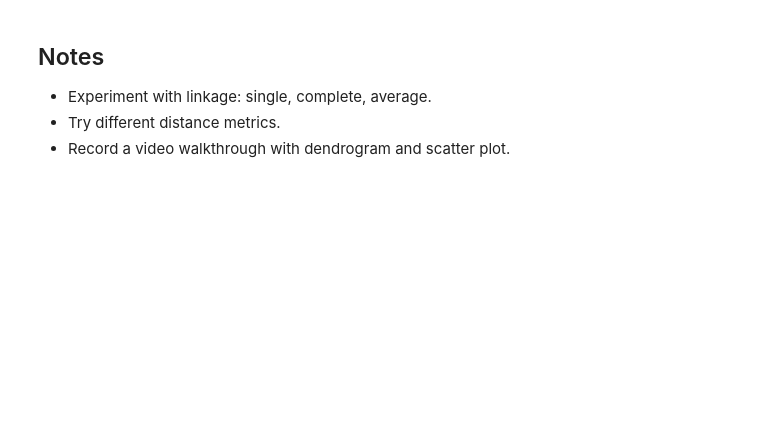
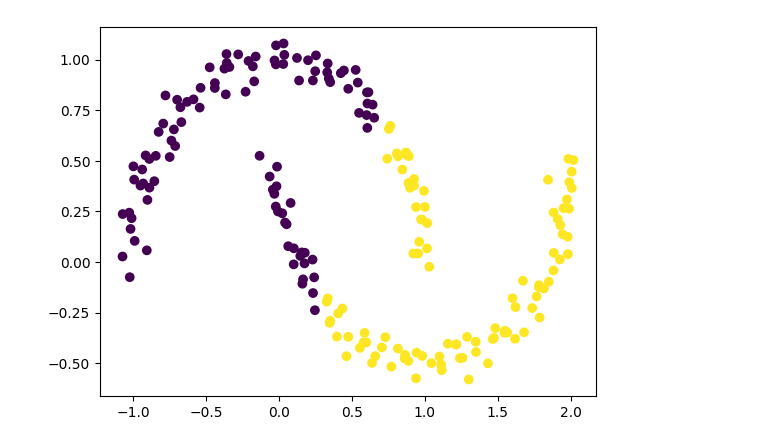
Before and after one commit to varadpoddar/CMPE-255-Sec-47-Data-Mining, a Jupyter notebook: Assignment 8/Clustering/colabs/hierarchical_clustering.ipynb, the cells around one changed output. Drawn from its saved outputs; the diff is of its cells as text; code cells hidden in the pictures; blank space fills up the shorter version.

```diff
--- a/Assignment 8/Clustering/colabs/hierarchical_clustering.ipynb
+++ b/Assignment 8/Clustering/colabs/hierarchical_clustering.ipynb
@@ -19,0 +112,3 @@ plt.show()
+# %%
+from sklearn.datasets import make_moons
+X,y = make_moons(200, noise=0.05, random_state=0)
@@ -20,11 +119,6 @@ plt.show()
 # %%
-model = AgglomerativeClustering(n_clusters=4, linkage='ward')
-labels = model.fit_predict(X)
-plt.scatter(X[:,0], X[:,1], c=labels, cmap='tab10', s=10)
-plt.title('Agglomerative clustering (Ward)')
-plt.show()
+model=KMeans(2)
+model.fit(X)
+plt.scatter(X[:,0], X[:,1], c=model.labels_);
+# %% [output]
+[figure, added]
-# %% [markdown]
-## Notes
-- Experiment with linkage: single, complete, average.
-- Try different distance metrics.
-- Record a video walkthrough with dendrogram and scatter plot.
```
Also changed, not shown: parts of 49 cells of this notebook, 1 other file.
